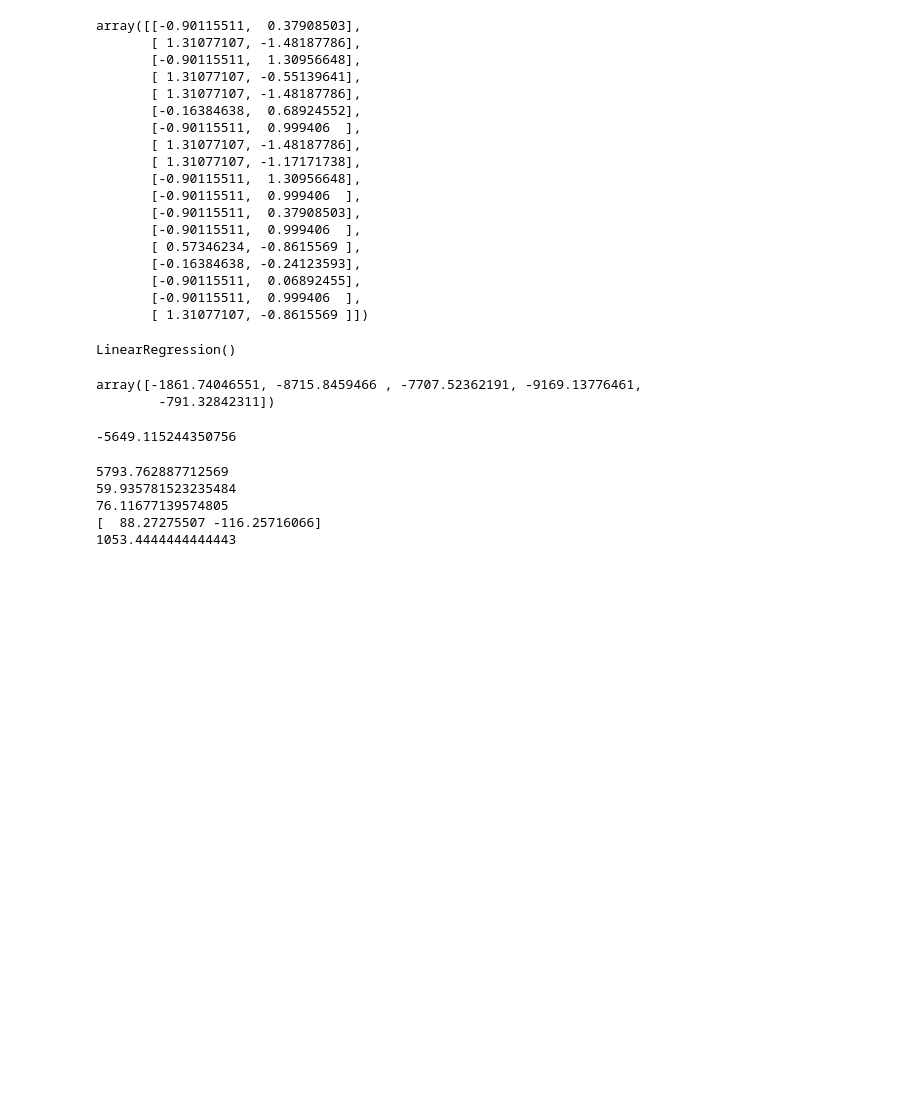
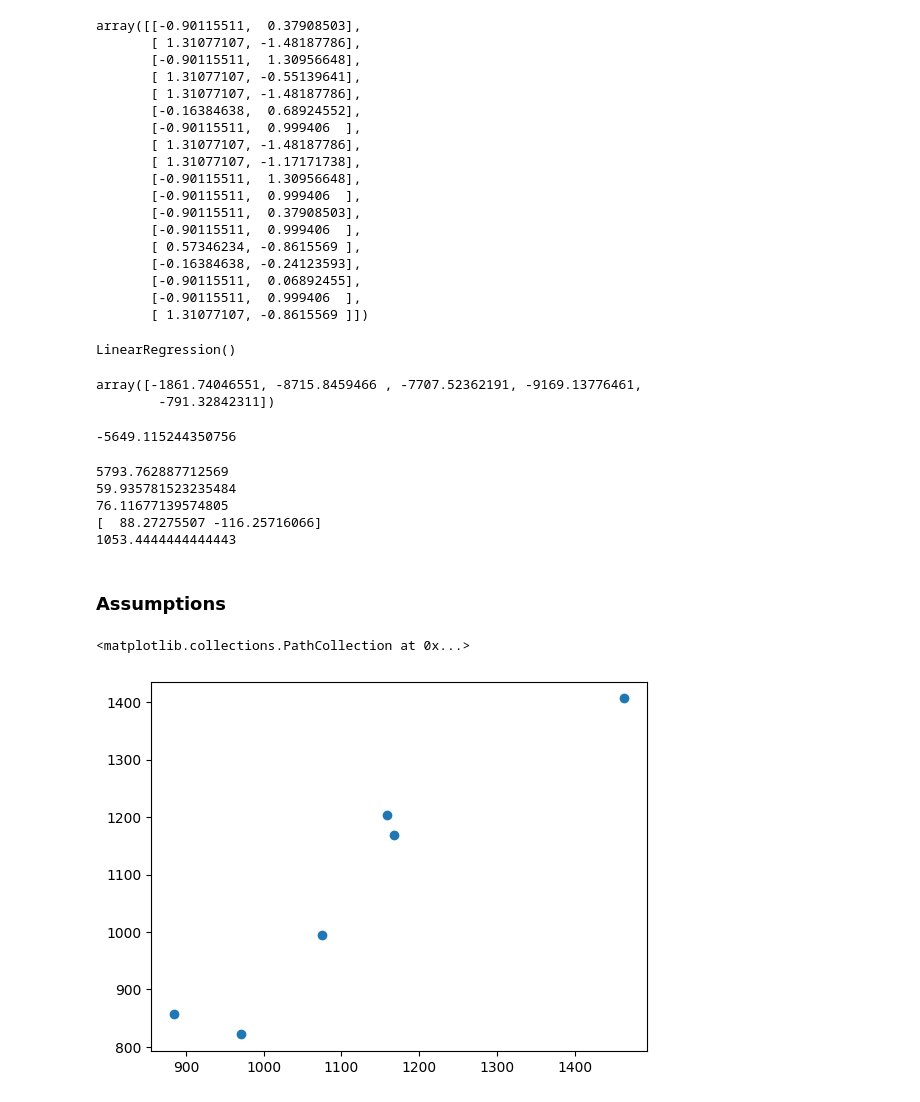
Before and after one commit to sankar0453/complete-machine-learning, a Jupyter notebook: practice/multiple_linear_regression.ipynb, the cells around one changed output. Cells and saved outputs as stored; diff of their text form; code cells hidden in the pictures; blank space fills up the shorter version.

```diff
--- a/practice/multiple_linear_regression.ipynb
+++ b/practice/multiple_linear_regression.ipynb
@@ -231,3 +231,10 @@ print(regmodel.intercept_)
 76.11677139574805
 [  88.27275507 -116.25716066]
 1053.4444444444443
+# %% [markdown]
+### Assumptions
+# %%
+plt.scatter(y_test,y_pred)
+# %% [output]
+<matplotlib.collections.PathCollection at 0x...>
+[figure, added]
```
Also changed, not shown: parts of 3 cells of this notebook.
